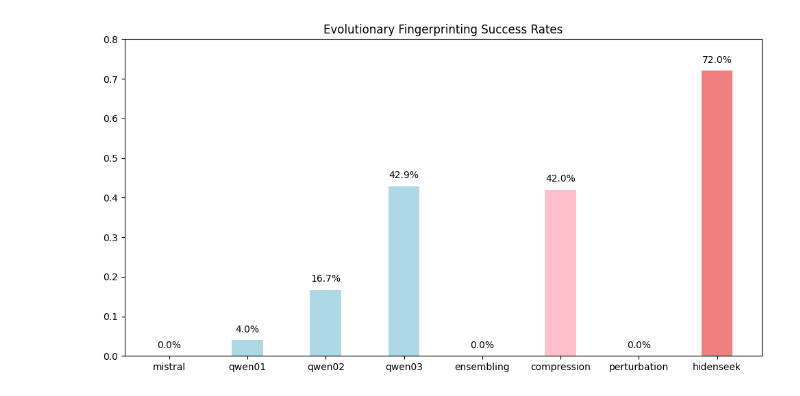
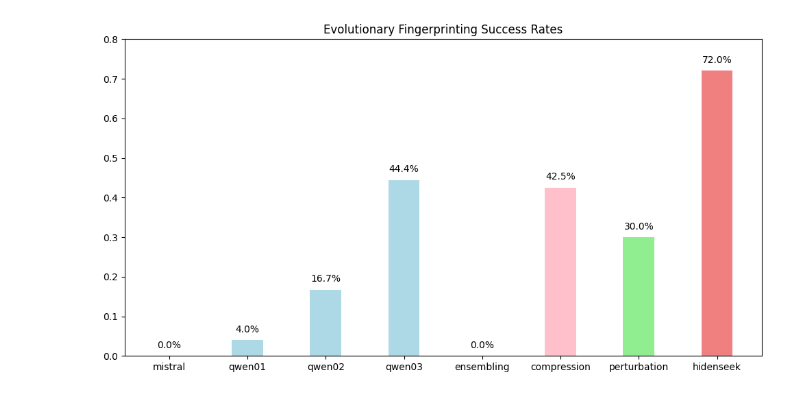
Before and after one commit to lukecurrier/CantFindMe, a Jupyter notebook: results/graphing.ipynb, the cells around one changed output. Drawn from its saved outputs; the diff is of its cells as text; code cells hidden in the pictures.

Commit message:
perturbation runs and deleted testing files

```diff
--- a/results/graphing.ipynb
+++ b/results/graphing.ipynb
@@ -6,23 +6,23 @@ import numpy as np
 mistral = 0.0
 qwen_01 = 0.04
 qwen_02 = 0.167
-qwen_03 = 0.4285
+qwen_03 = 0.4444
 cantfindme_ensemble = 0.0
-cantfindme_compression = 0.42
-cantfindme_perturb = 0.0
+cantfindme_compression = 0.425
+cantfindme_perturb = 0.3
 hidenseek = 0.72
 # %%
 labels = ['mistral', 'qwen01', 'qwen02', 'qwen03', 'ensembling', 'compression', 'perturbation', 'hidenseek']
 values = [mistral, qwen_01, qwen_02, qwen_03, cantfindme_ensemble, cantfindme_compression, cantfindme_perturb, hidenseek]
-colors = ['lightblue', 'lightblue', 'lightblue', 'lightblue','lightgreen', 'pink', 'lightblue', 'lightcoral']
+colors = ['lightblue', 'lightblue', 'lightblue', 'lightblue','lightgreen', 'pink', 'lightgreen', 'lightcoral']
 
 plt.figure(figsize=(12, 6))
 plt.bar(labels, values, width=0.4, color=colors)
 for i, value in enumerate(values):
     plt.text(i, value + 0.02, f'{value*100:.1f}%', ha='center')
 
 plt.ylim(0, 0.8)
 plt.title('Evolutionary Fingerprinting Success Rates')
 plt.show()
 # %% [output]
-[figure, old version]
+[figure, new version]
```
Also changed, not shown: 3 other files.
